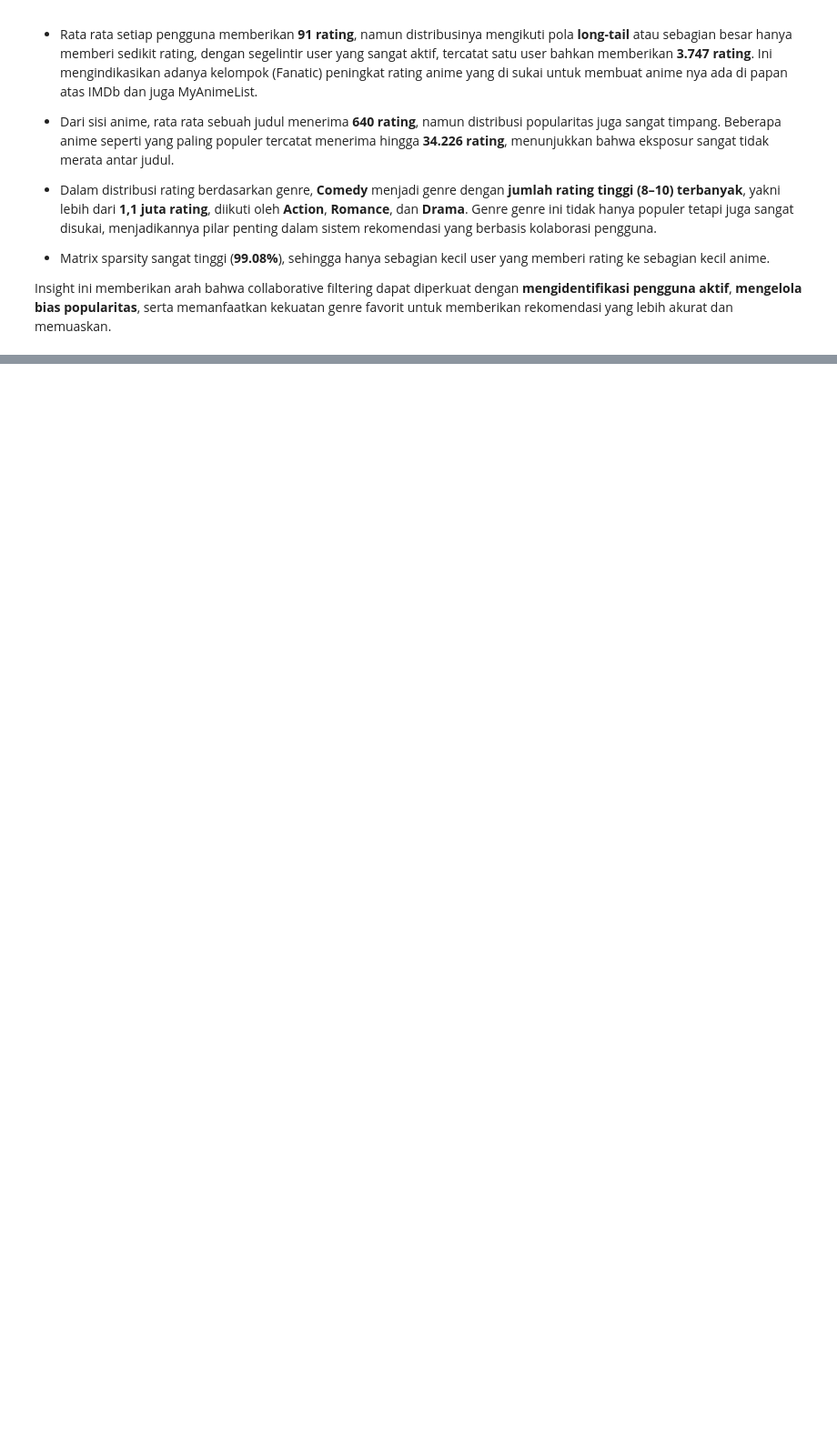
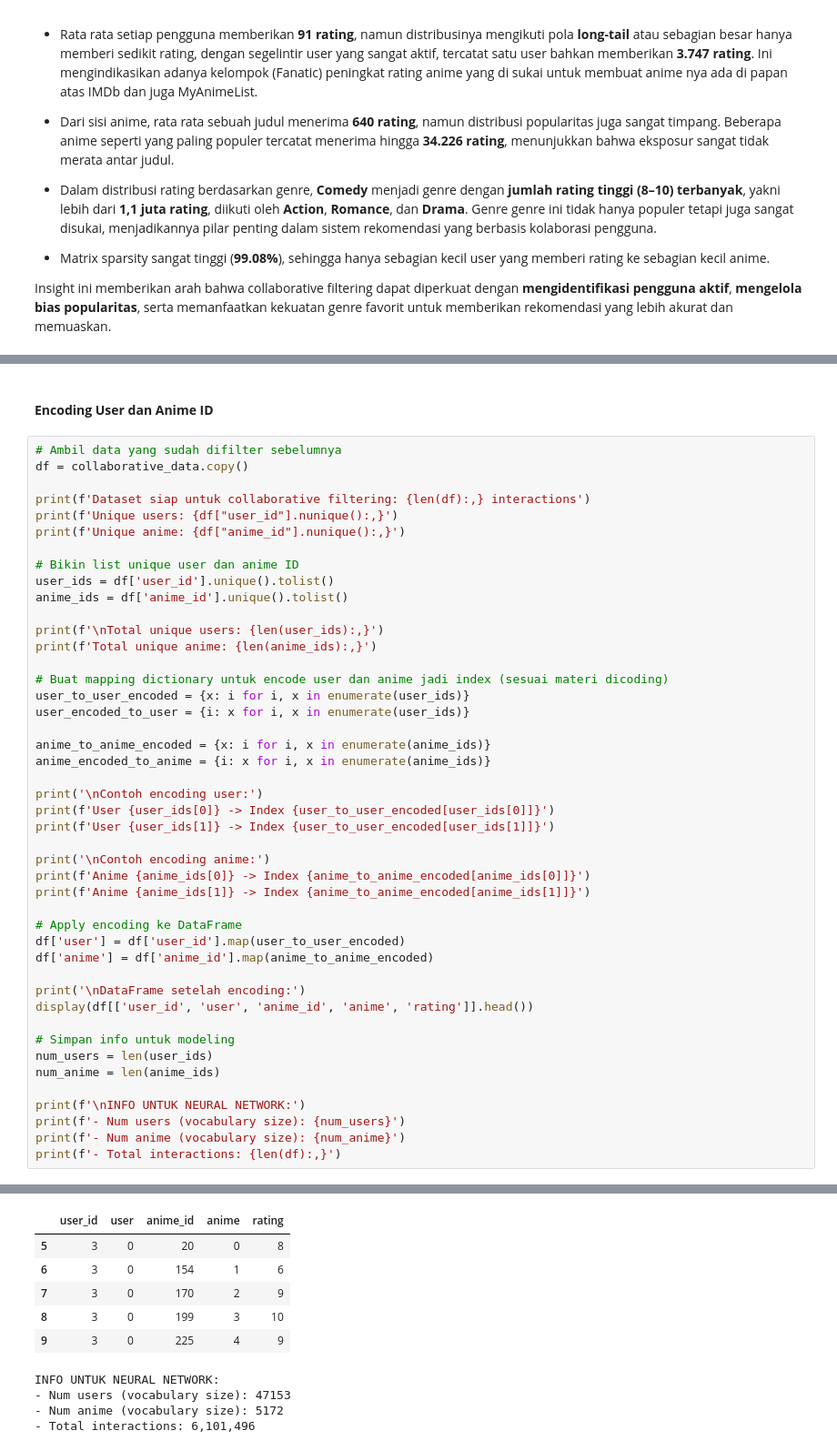
Before and after one commit to BagasNuryaman15/MLT_Final_SatriaDirgantaraNuryaman, a Jupyter notebook: anime-recommendations.ipynb, the cells around one changed output, grey strips where cells are left out. Shown at 91% size. Saved outputs shown, nothing was run; the diff lists cells and outputs as text; blank space fills up the shorter version.

```diff
--- a/anime-recommendations.ipynb
+++ b/anime-recommendations.ipynb
@@ -632,0 +1061,48 @@ Insight ini memberikan arah bahwa collaborative filtering dapat diperkuat dengan
+# %% [markdown]
+#### **Encoding User dan Anime ID**
+# %%
+# Ambil data yang sudah difilter sebelumnya
+df = collaborative_data.copy()
+
+print(f'Dataset siap untuk collaborative filtering: {len(df):,} interactions')
+print(f'Unique users: {df["user_id"].nunique():,}')
+print(f'Unique anime: {df["anime_id"].nunique():,}')
+
+# Bikin list unique user dan anime ID
+user_ids = df['user_id'].unique().tolist()
+anime_ids = df['anime_id'].unique().tolist()
+
+print(f'\nTotal unique users: {len(user_ids):,}')
+print(f'Total unique anime: {len(anime_ids):,}')
+
+# Buat mapping dictionary untuk encode user dan anime jadi index (sesuai materi dicoding)
+user_to_user_encoded = {x: i for i, x in enumerate(user_ids)}
+user_encoded_to_user = {i: x for i, x in enumerate(user_ids)}
+
+anime_to_anime_encoded = {x: i for i, x in enumerate(anime_ids)}
+anime_encoded_to_anime = {i: x for i, x in enumerate(anime_ids)}
+
+print('\nContoh encoding user:')
+print(f'User {user_ids[0]} -> Index {user_to_user_encoded[user_ids[0]]}')
+print(f'User {user_ids[1]} -> Index {user_to_user_encoded[user_ids[1]]}')
+
+print('\nContoh encoding anime:')
+print(f'Anime {anime_ids[0]} -> Index {anime_to_anime_encoded[anime_ids[0]]}')
+print(f'Anime {anime_ids[1]} -> Index {anime_to_anime_encoded[anime_ids[1]]}')
+
+# Apply encoding ke DataFrame
+df['user'] = df['user_id'].map(user_to_user_encoded)
+df['anime'] = df['anime_id'].map(anime_to_anime_encoded)
+
+print('\nDataFrame setelah encoding:')
+display(df[['user_id', 'user', 'anime_id', 'anime', 'rating']].head())
+
+# Simpan info untuk modeling
+num_users = len(user_ids)
+num_anime = len(anime_ids)
+
+print(f'\nINFO UNTUK NEURAL NETWORK:')
+print(f'- Num users (vocabulary size): {num_users}')
+print(f'- Num anime (vocabulary size): {num_anime}')
+print(f'- Total interactions: {len(df):,}')
+# %% [output]
@@ -632,0 +1125,10 @@ Insight ini memberikan arah bahwa collaborative filtering dapat diperkuat dengan
+|  | user_id | user | anime_id | anime | rating |
+| 5 | 3 | 0 | 20 | 0 | 8 |
+| 6 | 3 | 0 | 154 | 1 | 6 |
+| 7 | 3 | 0 | 170 | 2 | 9 |
+| 8 | 3 | 0 | 199 | 3 | 10 |
+| 9 | 3 | 0 | 225 | 4 | 9 |
+INFO UNTUK NEURAL NETWORK:
+- Num users (vocabulary size): 47153
+- Num anime (vocabulary size): 5172
+- Total interactions: 6,101,496
```
Also changed, not shown: parts of 41 cells of this notebook, 1 other file.
